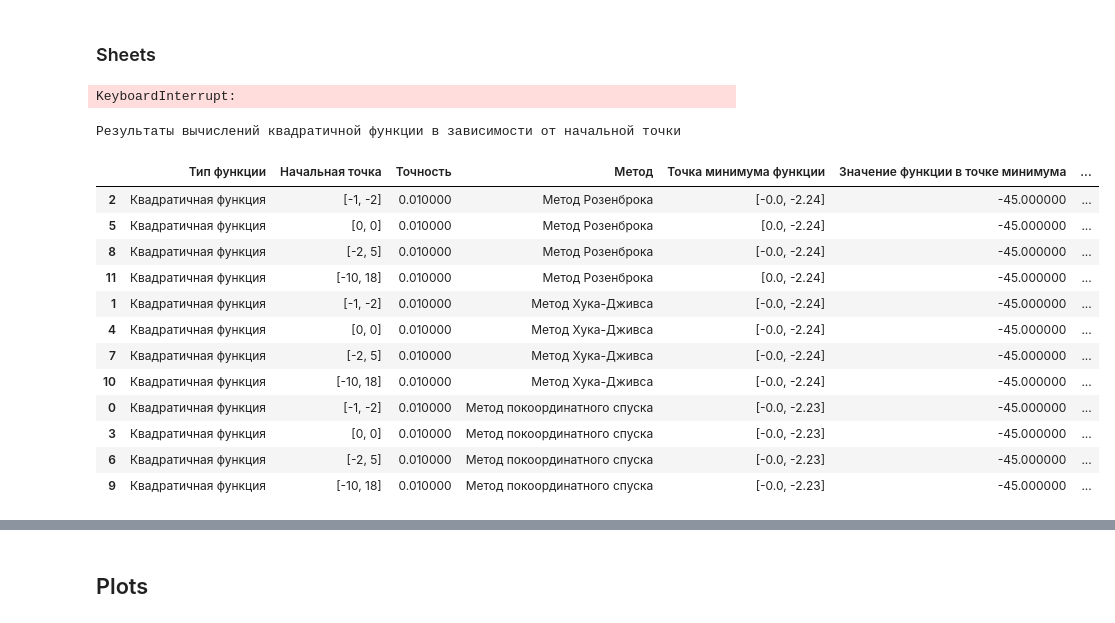
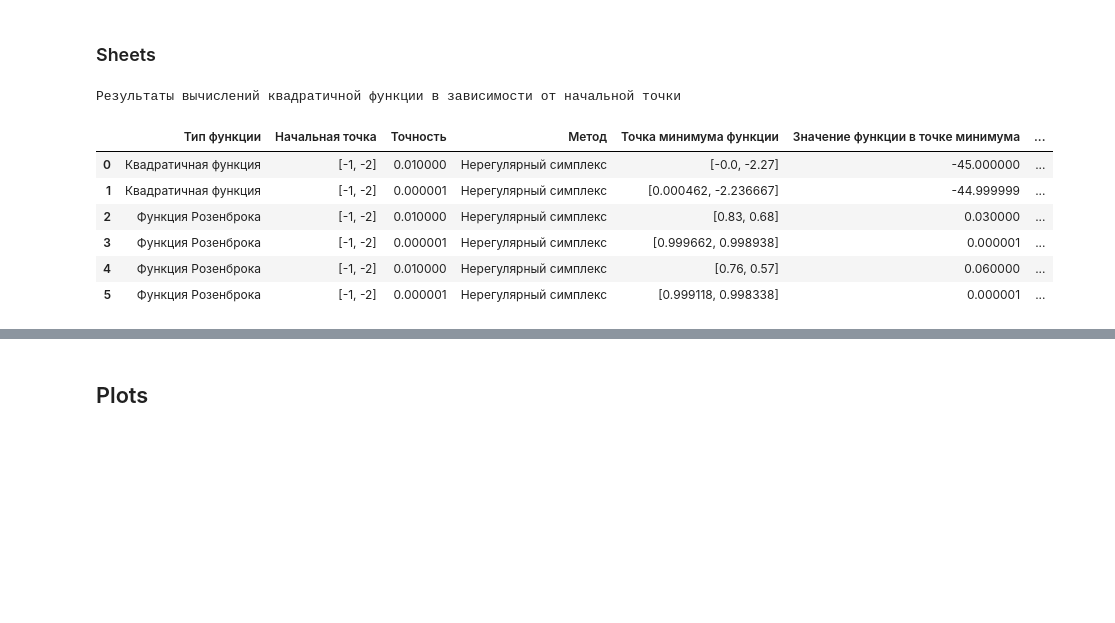
Before and after one commit to sanonesan/optimization_methods_labs, a Jupyter notebook: lab7/lab7.ipynb, the cells around one changed output, grey strips where cells are left out. Cells and saved outputs as stored; diff of their text form; code cells hidden in the pictures; blank space fills up the shorter version.

```diff
--- a/lab7/lab7.ipynb
+++ b/lab7/lab7.ipynb
@@ -831,13 +858,36 @@ styles = [dict(selector="caption", props=[("text-align", "center"), ("font-size"
 e_help = 2
 
 x0 = [[-5, 6]]
-x0_mass = [[-1,-2], [0,0], [-2,5], [-10, 18]]
+x0_mass = [[-1,-2], [0,0], [-2,5], [-10, 1], [10,10]]
 
 #foo = lambda x, y: 5*x**2 + 4* x * y + 2 * y**2 + 4 * math.sqrt(5) * (x +  y) -35
 
 foo = lambda x, y: 5*x**2 + 4* x * y + 2 * y**2 + 4 * math.sqrt(5) * (x +  y) -35
-tabledata1 = [] # Результаты вычислений квадратичной функции в зависимости от начальной точки
-make_sheets(foo, 0, x0_mass, e_help, tabledata1)
+tabledata1 = []
+for i in range(2):
+    if i == 0:
+        e_help = 2
+    else:
+        e_help = 6
+    make_sheets(foo, 0, [[-1,-2]], e_help, tabledata1)
+alpha = 5
+foo = lambda x, y: alpha * (x**2 - y)**2 + (x - 1)**2
+for i in range(2):
+    if i == 0:
+        e_help = 2
+    else:
+        e_help = 6
+    make_sheets(foo, 1, [[-1,-2]], e_help, tabledata1)
+alpha = 50
+foo = lambda x, y: alpha * (x**2 - y)**2 + (x - 1)**2
+for i in range(2):
+    if i == 0:
+        e_help = 2
+    else:
+        e_help = 6
+    make_sheets(foo, 1, [[-1,-2]], e_help, tabledata1)
+# Результаты вычислений квадратичной функции в зависимости от начальной точки
+#make_sheets(foo, 0, x0_mass, e_help, tabledata1)
 df1 = make_df(tabledata1)
 
 
@@ -851,7 +901,7 @@ df2 = make_df(tabledata2)
 alpha = 50
 foo = lambda x, y: alpha * (x**2 - y)**2 + (x - 1)**2
 tabledata2 = [] # Результаты вычислений функции Розенброка в зависимости от начальной точки
-make_sheets(foo, 1, x0_mass, e_help, tabledata2)
+make_sheets(foo, 1, x0_mass, 2, tabledata2)
 df3 = make_df(tabledata2)
 
 alpha = 50
@@ -866,27 +916,19 @@ for i in range(2):
     make_sheets(foo, 1, [[-1,-2]], e_help, tabledata3)
 
 df4 = make_df(tabledata3)
-# %% [output]
-KeyboardInterrupt:
 # %%
-df1 = df1.sort_values('Метод')
+#df1 = df1.sort_values('Тип функции')
 
 df1.style.set_caption('Результаты вычислений квадратичной функции в зависимости от начальной точки').set_table_styles(styles)
 # %% [output]
 Результаты вычислений квадратичной функции в зависимости от начальной точки
 |  | Тип функции | Начальная точка | Точность | Метод | Точка минимума функции | Значение функции в точке минимума | ... |
-| 2 | Квадратичная функция | [-1, -2] | 0.010000 | Метод Розенброка | [-0.0, -2.24] | -45.000000 | ... |
-| 5 | Квадратичная функция | [0, 0] | 0.010000 | Метод Розенброка | [0.0, -2.24] | -45.000000 | ... |
-| 8 | Квадратичная функция | [-2, 5] | 0.010000 | Метод Розенброка | [-0.0, -2.24] | -45.000000 | ... |
-| 11 | Квадратичная функция | [-10, 18] | 0.010000 | Метод Розенброка | [0.0, -2.24] | -45.000000 | ... |
-| 1 | Квадратичная функция | [-1, -2] | 0.010000 | Метод Хука-Дживса | [-0.0, -2.24] | -45.000000 | ... |
-| 4 | Квадратичная функция | [0, 0] | 0.010000 | Метод Хука-Дживса | [-0.0, -2.24] | -45.000000 | ... |
-| 7 | Квадратичная функция | [-2, 5] | 0.010000 | Метод Хука-Дживса | [-0.0, -2.24] | -45.000000 | ... |
-| 10 | Квадратичная функция | [-10, 18] | 0.010000 | Метод Хука-Дживса | [-0.0, -2.24] | -45.000000 | ... |
-| 0 | Квадратичная функция | [-1, -2] | 0.010000 | Метод покоординатного спуска | [-0.0, -2.23] | -45.000000 | ... |
-| 3 | Квадратичная функция | [0, 0] | 0.010000 | Метод покоординатного спуска | [-0.0, -2.23] | -45.000000 | ... |
-| 6 | Квадратичная функция | [-2, 5] | 0.010000 | Метод покоординатного спуска | [-0.0, -2.23] | -45.000000 | ... |
-| 9 | Квадратичная функция | [-10, 18] | 0.010000 | Метод покоординатного спуска | [-0.0, -2.23] | -45.000000 | ... |
+| 0 | Квадратичная функция | [-1, -2] | 0.010000 | Нерегулярный симплекс | [-0.0, -2.27] | -45.000000 | ... |
+| 1 | Квадратичная функция | [-1, -2] | 0.000001 | Нерегулярный симплекс | [0.000462, -2.236667] | -44.999999 | ... |
+| 2 | Функция Розенброка | [-1, -2] | 0.010000 | Нерегулярный симплекс | [0.83, 0.68] | 0.030000 | ... |
+| 3 | Функция Розенброка | [-1, -2] | 0.000001 | Нерегулярный симплекс | [0.999662, 0.998938] | 0.000001 | ... |
+| 4 | Функция Розенброка | [-1, -2] | 0.010000 | Нерегулярный симплекс | [0.76, 0.57] | 0.060000 | ... |
+| 5 | Функция Розенброка | [-1, -2] | 0.000001 | Нерегулярный симплекс | [0.999118, 0.998338] | 0.000001 | ... |
 # %%
 df2 = df2.sort_values('Начальная точка')
 
```
Also changed, not shown: parts of 10 cells of this notebook, 17 other files.
